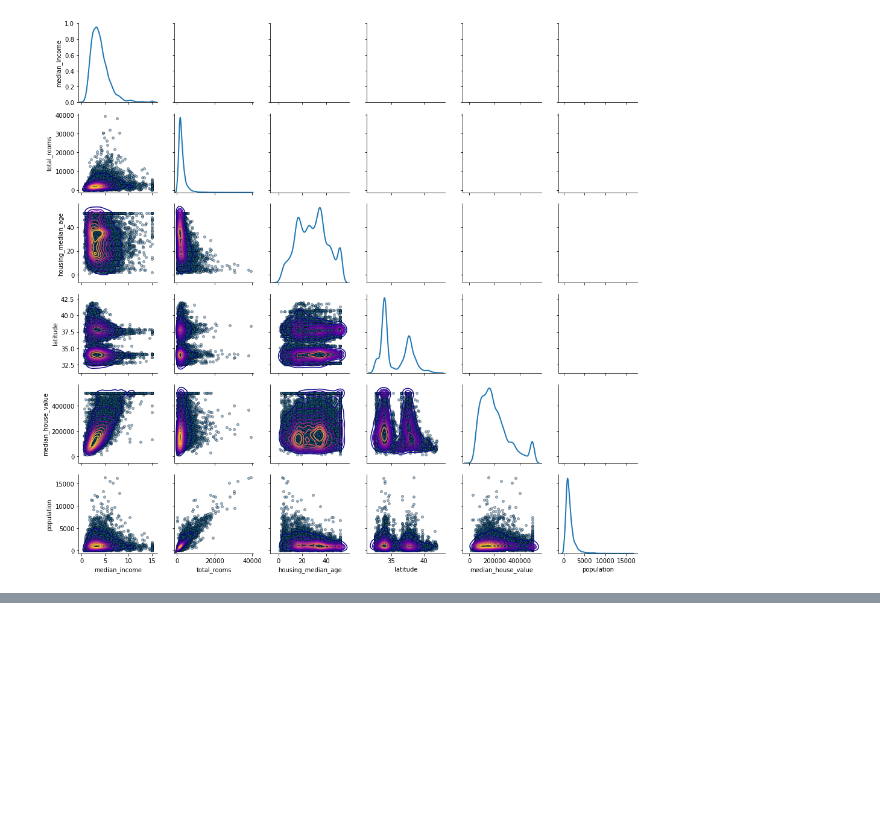
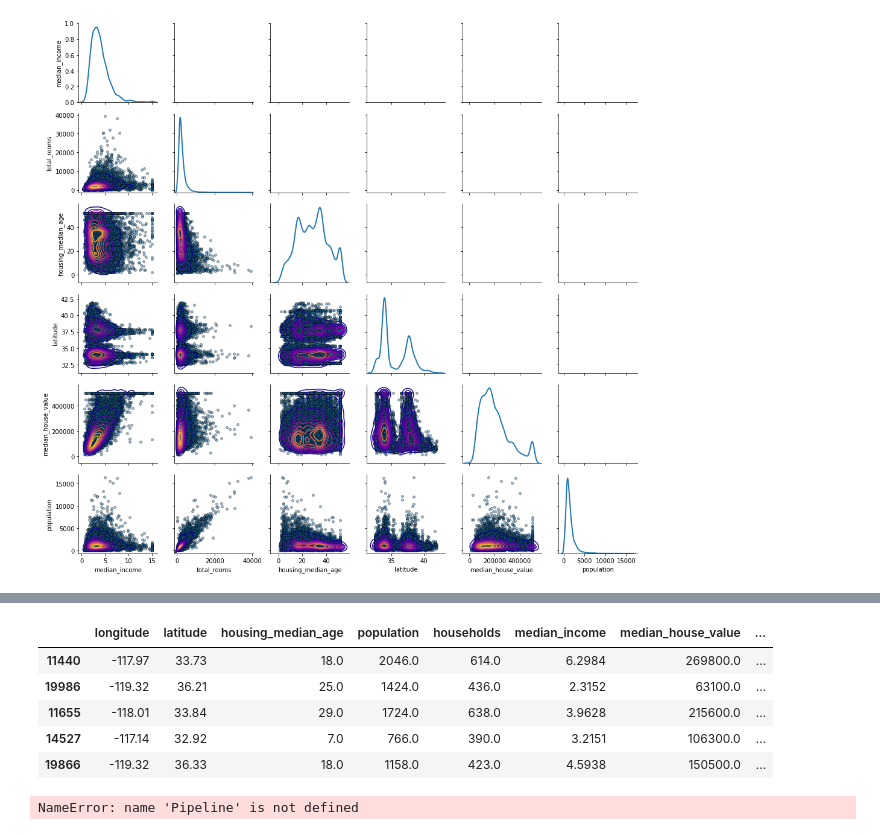
Before and after one commit to javihm77/Data-Science, a Jupyter notebook: Bayesian Regression/California house price prediction.ipynb, the cells around one changed output, grey strips where cells are left out. Saved outputs shown, nothing was run; the diff lists cells and outputs as text; code cells hidden in the pictures; blank space fills up the shorter version.

```diff
--- a/Bayesian Regression/California house price prediction.ipynb
+++ b/Bayesian Regression/California house price prediction.ipynb
@@ -190,0 +491,13 @@ snsPairGrid(trdata[tlist])
+# %%
+trdata_upd.head(5)
+# %% [output]
+|  | longitude | latitude | housing_median_age | population | households | median_income | median_house_value | ... |
+| 11440 | -117.97 | 33.73 | 18.0 | 2046.0 | 614.0 | 6.2984 | 269800.0 | ... |
+| 19986 | -119.32 | 36.21 | 25.0 | 1424.0 | 436.0 | 2.3152 | 63100.0 | ... |
+| 11655 | -118.01 | 33.84 | 29.0 | 1724.0 | 638.0 | 3.9628 | 215600.0 | ... |
+| 14527 | -117.14 | 32.92 | 7.0 | 766.0 | 390.0 | 3.2151 | 106300.0 | ... |
+| 19866 | -119.32 | 36.33 | 18.0 | 1158.0 | 423.0 | 4.5938 | 150500.0 | ... |
+# %%
+modelEval2(trdata_upd,model_id='br',scaling_id=False)
+# %% [output]
+NameError: name 'Pipeline' is not defined
```
Also changed, not shown: parts of 16 cells of this notebook, 5 other files.
